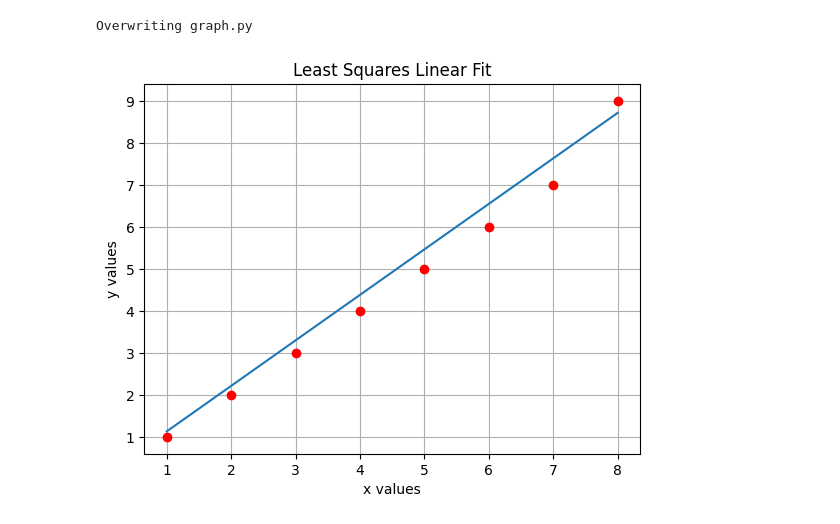
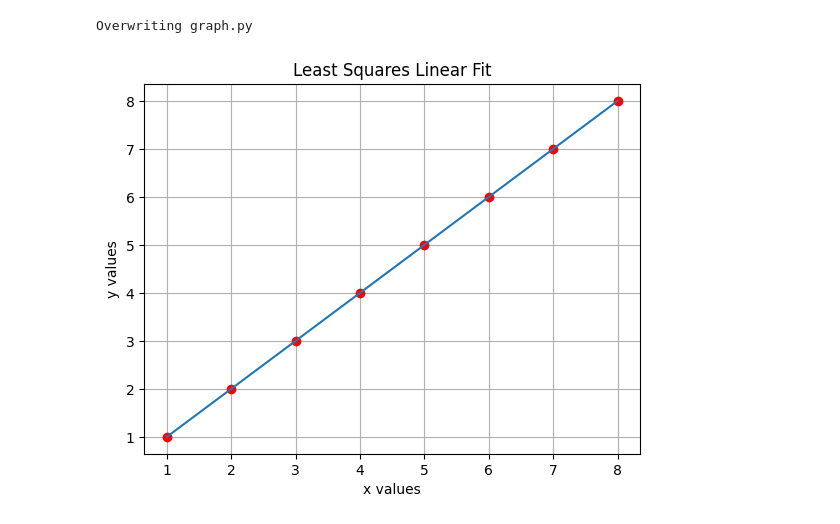
Before and after one commit to PX2145-2025/week-2-b-beckylorden, a Jupyter notebook: Functions.ipynb, the cells around one changed output. Saved outputs shown, nothing was run; the diff lists cells and outputs as text; code cells hidden in the pictures.

```diff
--- a/Functions.ipynb
+++ b/Functions.ipynb
@@ -427,17 +427,17 @@ Overwriting graph.py
 # %%
 #3.3
 from graph import linfit
 x_data2 = array([1,2,3,4,5,6,7,8])
-y_data2 = array([1,2,3,4,5,6,7,9])
+y_data2 = array([1,2,3,4,5,6,7,8])
 m, c, dm, dc = linfit(x_data2,y_data2)
 
 # Plot data and fit
 plt.plot(x_data2, y_data2,'ro')
 plt.plot(x_data2, x_data2 * m + c)
 plt.xlabel('x values')
 plt.ylabel('y values')
 plt.title('Least Squares Linear Fit')
 plt.grid(True)
 plt.show()
 # %% [output]
-[figure, old version]
+[figure, new version]
```
Also changed, not shown: parts of 3 cells of this notebook.
